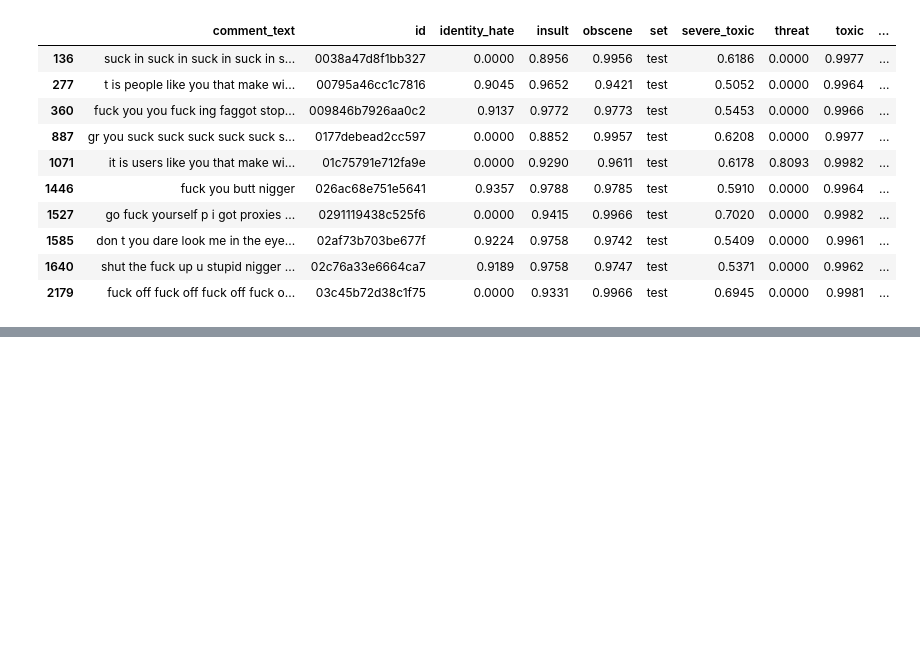
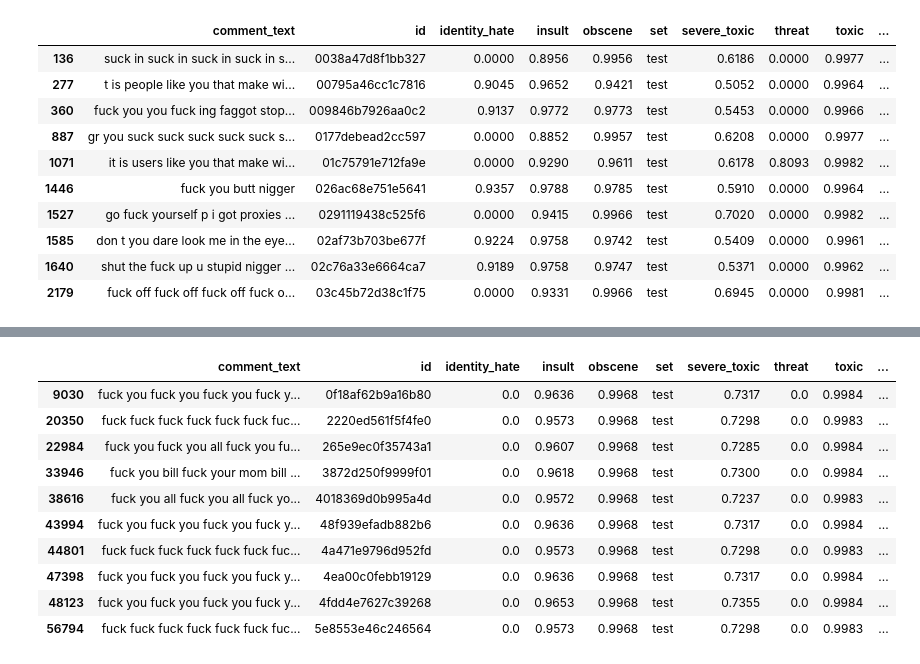
Before and after one commit to goriri/ab2, a Jupyter notebook: toxic-comments.ipynb, the cells around one changed output, grey strips where cells are left out. Drawn from its saved outputs; the diff is of its cells as text; code cells hidden in the pictures; blank space fills up the shorter version.

```diff
--- a/toxic-comments.ipynb
+++ b/toxic-comments.ipynb
@@ -266,0 +281,14 @@ toxic_test_df.to_csv(toxic_test_prediction_df_filename)
+# %%
+toxic_test_df.nlargest(10, 'obscene')
+# %% [output]
+|  | comment_text | id | identity_hate | insult | obscene | set | severe_toxic | threat | toxic | ... |
+| 9030 | fuck you fuck you fuck you fuck y... | 0f18af62b9a16b80 | 0.0 | 0.9636 | 0.9968 | test | 0.7317 | 0.0 | 0.9984 | ... |
+| 20350 | fuck fuck fuck fuck fuck fuck fuc... | 2220ed561f5f4fe0 | 0.0 | 0.9573 | 0.9968 | test | 0.7298 | 0.0 | 0.9983 | ... |
+| 22984 | fuck you fuck you all fuck you fu... | 265e9ec0f35743a1 | 0.0 | 0.9607 | 0.9968 | test | 0.7285 | 0.0 | 0.9984 | ... |
+| 33946 | fuck you bill fuck your mom bill ... | 3872d250f9999f01 | 0.0 | 0.9618 | 0.9968 | test | 0.7300 | 0.0 | 0.9984 | ... |
+| 38616 | fuck you all fuck you all fuck yo... | 4018369d0b995a4d | 0.0 | 0.9572 | 0.9968 | test | 0.7237 | 0.0 | 0.9983 | ... |
+| 43994 | fuck you fuck you fuck you fuck y... | 48f939efadb882b6 | 0.0 | 0.9636 | 0.9968 | test | 0.7317 | 0.0 | 0.9984 | ... |
+| 44801 | fuck fuck fuck fuck fuck fuck fuc... | 4a471e9796d952fd | 0.0 | 0.9573 | 0.9968 | test | 0.7298 | 0.0 | 0.9983 | ... |
+| 47398 | fuck you fuck you fuck you fuck y... | 4ea00c0febb19129 | 0.0 | 0.9636 | 0.9968 | test | 0.7317 | 0.0 | 0.9984 | ... |
+| 48123 | fuck you fuck you fuck you fuck y... | 4fdd4e7627c39268 | 0.0 | 0.9653 | 0.9968 | test | 0.7355 | 0.0 | 0.9984 | ... |
+| 56794 | fuck fuck fuck fuck fuck fuck fuc... | 5e8553e46c246564 | 0.0 | 0.9573 | 0.9968 | test | 0.7298 | 0.0 | 0.9983 | ... |
```
Also changed, not shown: parts of 24 cells of this notebook, 1 other file.
